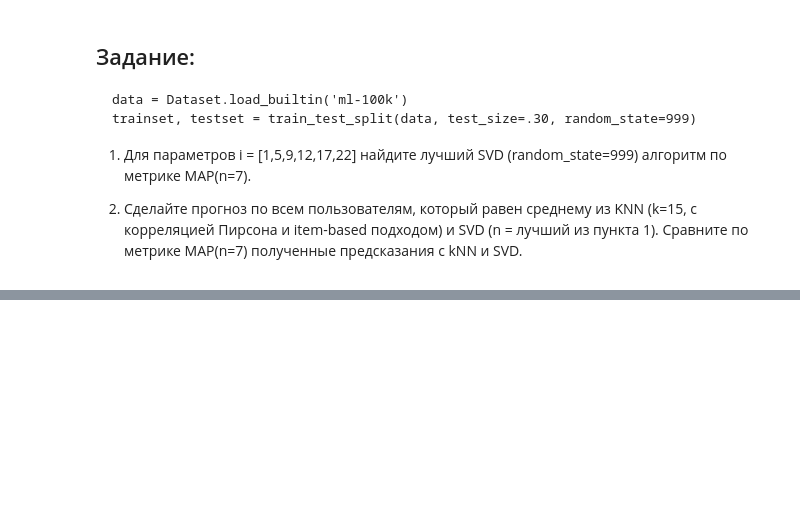
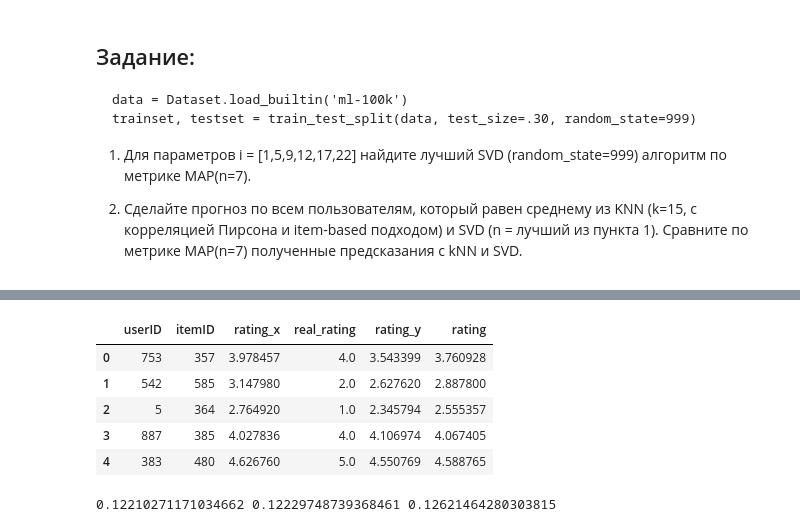
Before and after one commit to vsolodkyi/RecSystem_SkillBox, a Jupyter notebook: module_2/Skillbox_recsys_21.ipynb, the cells around one changed output, grey strips where cells are left out. Drawn from its saved outputs; the diff is of its cells as text; code cells hidden in the pictures; blank space fills up the shorter version.

```diff
--- a/module_2/Skillbox_recsys_21.ipynb
+++ b/module_2/Skillbox_recsys_21.ipynb
@@ -196,0 +274,6 @@ trainset, testset = train_test_split(data, test_size=.30, random_state=999)
+# %%
+predictions = knn.fit(trainset).test(testset)
+
+df_ratings = pd.DataFrame(columns=['userID', 'itemID', 'rating', 'real_rating'])
+for i in predictions:
+  df_ratings = df_ratings.append({'userID':i.uid, 'itemID': i.iid, 'rating': i.est, 'real_rating': i.r_ui}, ignore_index=True)
@@ -196,0 +293,6 @@ trainset, testset = train_test_split(data, test_size=.30, random_state=999)
+# %%
+predictions2 = svd.fit(trainset).test(testset)
+
+df_ratings2 = pd.DataFrame(columns=['userID', 'itemID', 'rating', 'real_rating'])
+for i in predictions2:
+  df_ratings2 = df_ratings2.append({'userID':i.uid, 'itemID': i.iid, 'rating': i.est, 'real_rating': i.r_ui}, ignore_index=True)
@@ -196,0 +308,17 @@ trainset, testset = train_test_split(data, test_size=.30, random_state=999)
+# %%
+df_knn_svd = df_ratings.merge(df_ratings2[['userID', 'itemID', 'rating']], how='left', on=['userID', 'itemID'])
+# %%
+df_knn_svd['rating'] = (df_knn_svd['rating_x'] + df_knn_svd['rating_y']) / 2
+# %%
+df_knn_svd.head()
+# %% [output]
+|  | userID | itemID | rating_x | real_rating | rating_y | rating |
+| 0 | 753 | 357 | 3.978457 | 4.0 | 3.543399 | 3.760928 |
+| 1 | 542 | 585 | 3.147980 | 2.0 | 2.627620 | 2.887800 |
+| 2 | 5 | 364 | 2.764920 | 1.0 | 2.345794 | 2.555357 |
+| 3 | 887 | 385 | 4.027836 | 4.0 | 4.106974 | 4.067405 |
+| 4 | 383 | 480 | 4.626760 | 5.0 | 4.550769 | 4.588765 |
+# %%
+print(MAP_at_n(df_ratings,7), MAP_at_n(df_ratings2,7), MAP_at_n(df_knn_svd, 7))
+# %% [output]
+0.12210271171034662 0.12229748739368461 0.12621464280303815
```
Also changed, not shown: parts of 16 cells of this notebook.
